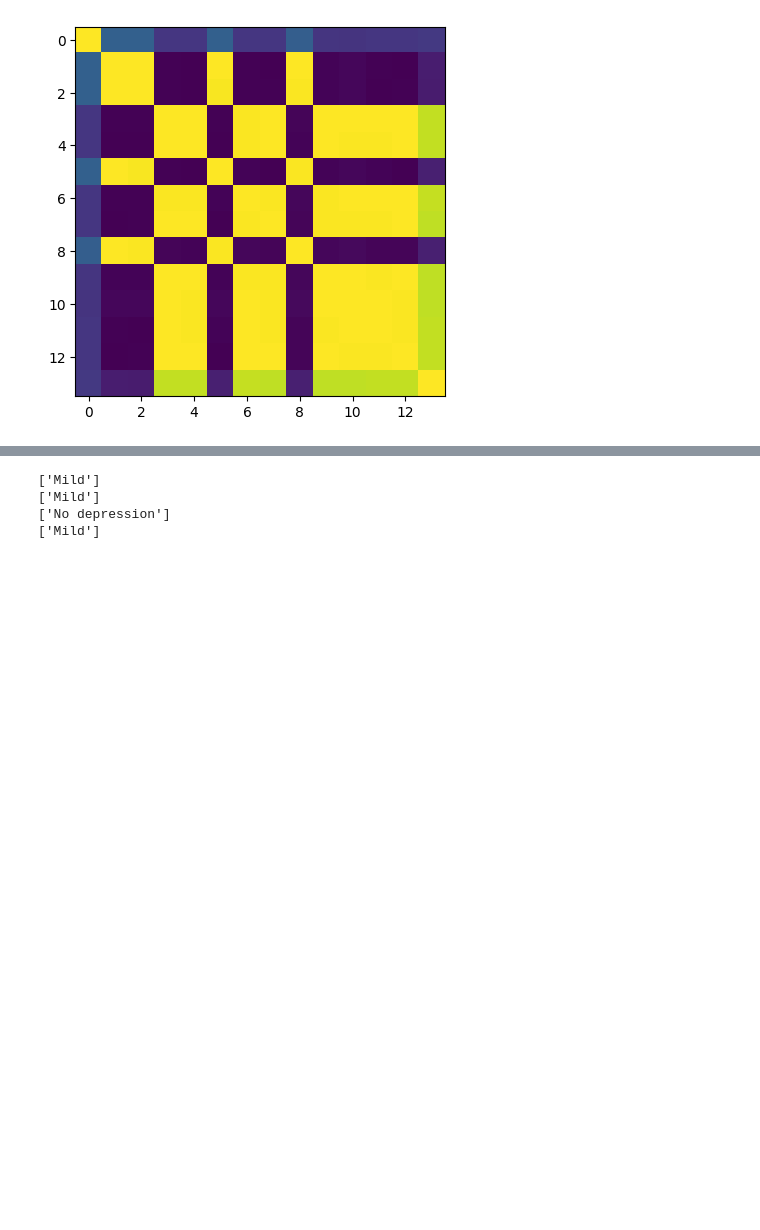
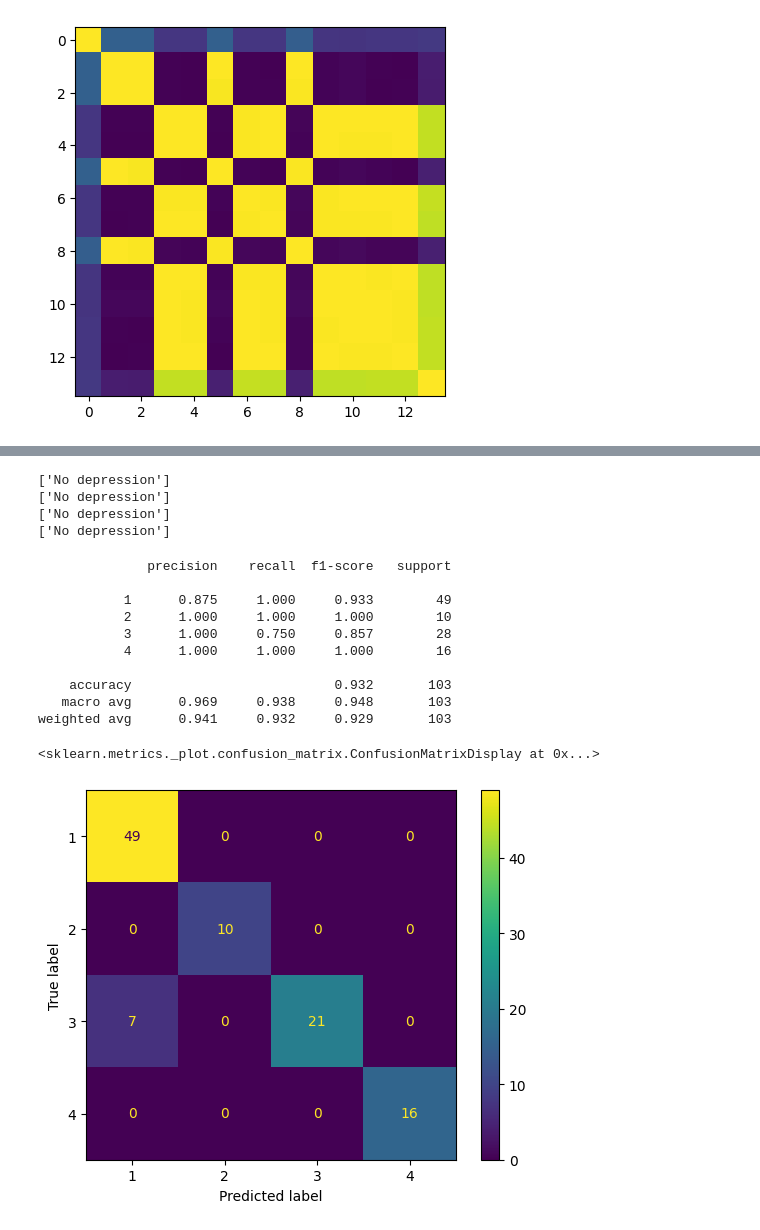
Before and after one commit to AdrianBedon/Exercises, a Jupyter notebook: Bedón, Ramos - Proyecto Final/Bedón, Ramos - Proyecto Final.ipynb, the cells around one changed output, grey strips where cells are left out. Saved outputs shown, nothing was run; the diff lists cells and outputs as text; code cells hidden in the pictures; blank space fills up the shorter version.

```diff
--- a/Bedón, Ramos - Proyecto Final/Bedón, Ramos - Proyecto Final.ipynb
+++ b/Bedón, Ramos - Proyecto Final/Bedón, Ramos - Proyecto Final.ipynb
@@ -105,0 +90,17 @@ one_hot_encoded_data = pd.get_dummies(cleaned_data)
+# %%
+#Etiquetado de Datos
+#|-Creado por: Adrián Bedón
+#|-Fecha de creación: 06/06/2024
+#|-Fecha de última modificación: 13/07/2024
+categorical_data = ["Mild", "Moderate", "Severe", "No depression"]
+numerical_data = label_encoder.fit_transform(categorical_data)
+print(dict(zip(categorical_data, numerical_data)))
+one_hot_encoded_data = pd.get_dummies(cleaned_data)
+
+audio_class_mapping = {
+    'Sad': 1,
+    'Tense': 2,
+    'Relax': 3,
+    'Happy': 4
+}
+data_songs['Audio_class_numeric'] = data_songs['Audio_class'].map(audio_class_mapping)
@@ -106,6 +109,13 @@ one_hot_encoded_data = pd.get_dummies(cleaned_data)
 # %%
+#Definición de Valores de Entrada y Salida
+#|-Creado por: Adrián Bedón
+#|-Fecha de creación: 06/06/2024
 X = cleaned_data.drop('Depression State', axis=1)
 X = X.drop('Number ', axis=1)
 Y = cleaned_data['Depression State']
+
+X_songs = data_songs[['Loudness', 'Valence', 'Danceability', 'Acousticness']]
+Y_songs = data_songs['Audio_class_numeric']
 # %%
-X_train, X_test, Y_train, Y_test = train_test_split(X, Y, test_size=0.1, random_state=42)
+X_train, X_test, Y_train, Y_test = train_test_split(X, Y, test_size=0.5, random_state=42)
+X_train_songs, X_test_songs, Y_train_songs, Y_test_songs = train_test_split(X_songs, Y_songs, test_size=0.5, random_state=42)
@@ -238,16 +225,39 @@ Y_pred_lrg = mdl_lrg.predict(data_production)
 Y_pred_snn = mdl_snn.predict(data_production)
 Y_pred_knn = mdl_knn.predict(data_production)
 Y_pred_svm = mdl_svm.predict(data_production)
-prediction_lRegression = np.array(Y_pred_lrg)
-prediction_nNetwork = np.array(Y_pred_snn)
-prediction_nNeighbors = np.array(Y_pred_knn)
-prediction_svMachine = np.array(Y_pred_svm)
+prediction_lRegression = Y_pred_lrg
+prediction_nNetwork = Y_pred_snn
+prediction_nNeighbors = Y_pred_knn
+prediction_svMachine = Y_pred_svm
 print(prediction_lRegression)
 print(prediction_nNetwork)
 print(prediction_nNeighbors)
 print(prediction_svMachine)
+estado_depresion = prediction_lRegression[0]
 # %% [output]
-['Mild']
-['Mild']
 ['No depression']
-['Mild']
+['No depression']
+['No depression']
+['No depression']
+# %%
+mdl_lrg_songs = LogisticRegression(max_iter=10000000)
+mdl_lrg_songs.fit(X_train_songs, Y_train_songs)
+Y_pred = mdl_lrg_songs.predict(X_test_songs)
+prediction_lRegression_songs = np.array(Y_pred)
+print(metrics.classification_report(Y_test_songs, prediction_lRegression_songs, labels=mdl_lrg_songs.classes_, digits=3))
+cm = metrics.confusion_matrix(Y_test_songs, prediction_lRegression_songs, labels=mdl_lrg_songs.classes_)
+disp = metrics.ConfusionMatrixDisplay(confusion_matrix=cm, display_labels=mdl_lrg_songs.classes_)
+disp.plot()
+# %% [output]
+              precision    recall  f1-score   support
+
+           1      0.875     1.000     0.933        49
+           2      1.000     1.000     1.000        10
+           3      1.000     0.750     0.857        28
+           4      1.000     1.000     1.000        16
+
+    accuracy                          0.932       103
+   macro avg      0.969     0.938     0.948       103
+weighted avg      0.941     0.932     0.929       103
+<sklearn.metrics._plot.confusion_matrix.ConfusionMatrixDisplay at 0x...>
+[figure, added]
```
Also changed, not shown: parts of 23 cells of this notebook.
